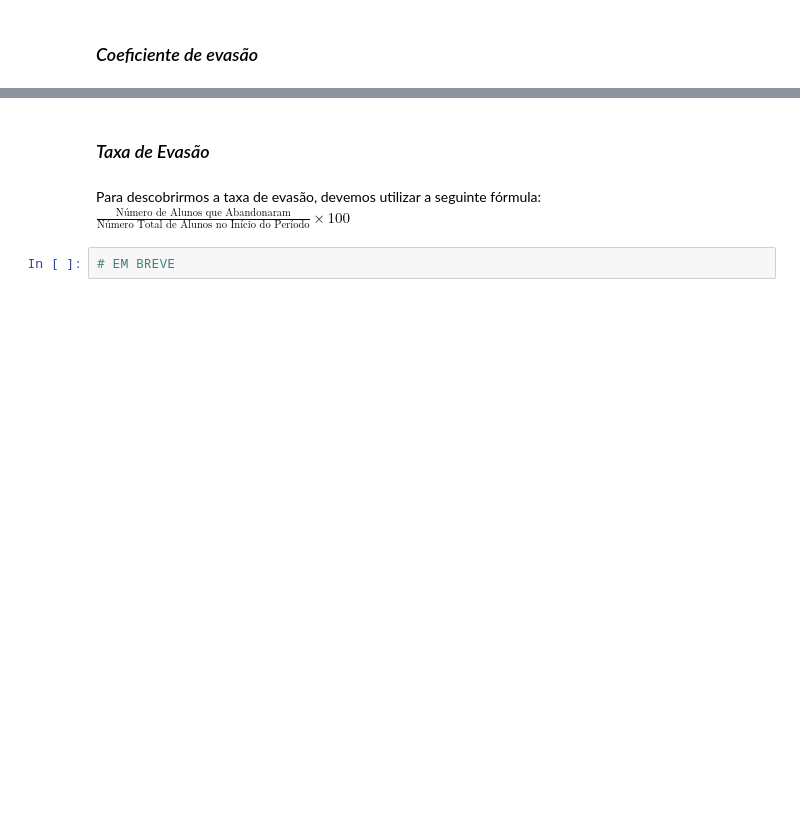
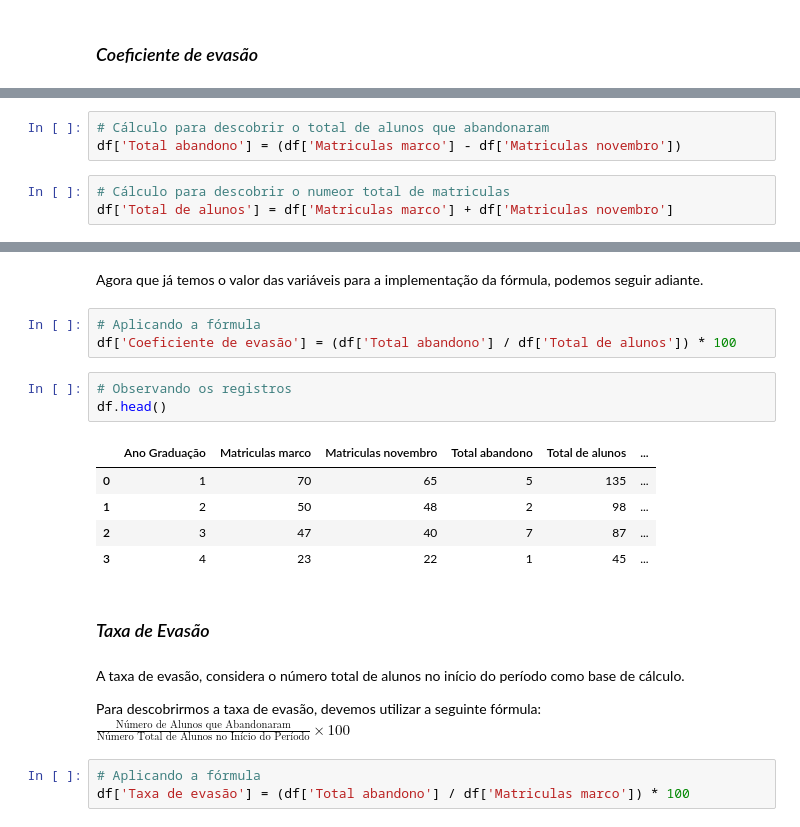
Before and after one commit to JosenildoJunior/StatPyDataScience, a Jupyter notebook: Dados_Absolutos_e_Relativos.ipynb, the cells around one changed output, grey strips where cells are left out. Saved outputs shown, nothing was run; the diff lists cells and outputs as text; blank space fills up the shorter version.

```diff
--- a/Dados_Absolutos_e_Relativos.ipynb
+++ b/Dados_Absolutos_e_Relativos.ipynb
@@ -251,0 +266,6 @@ Para descobrirmos o coeficiente de evasão, devemos utilizar a seguinte fórmula
+# %%
+# Cálculo para descobrir o total de alunos que abandonaram
+df['Total abandono'] = (df['Matriculas marco'] - df['Matriculas novembro'])
+# %%
+# Cálculo para descobrir o numeor total de matriculas
+df['Total de alunos'] = df['Matriculas marco'] + df['Matriculas novembro']
@@ -252,6 +281,23 @@ Para descobrirmos o coeficiente de evasão, devemos utilizar a seguinte fórmula
+# %% [markdown]
+Agora que já temos o valor das variáveis para a implementação da fórmula, podemos seguir adiante.
+# %%
+# Aplicando a fórmula
+df['Coeficiente de evasão'] = (df['Total abandono'] / df['Total de alunos']) * 100
+# %%
+# Observando os registros
+df.head()
+# %% [output]
+|  | Ano Graduação | Matriculas marco | Matriculas novembro | Total abandono | Total de alunos | ... |
+| 0 | 1 | 70 | 65 | 5 | 135 | ... |
+| 1 | 2 | 50 | 48 | 2 | 98 | ... |
+| 2 | 3 | 47 | 40 | 7 | 87 | ... |
+| 3 | 4 | 23 | 22 | 1 | 45 | ... |
 # %% [markdown]
 ### *Taxa de Evasão*
 # %% [markdown]
+A taxa de evasão, considera o número total de alunos no início do período como base de cálculo.
+
 Para descobrirmos a taxa de evasão, devemos utilizar a seguinte fórmula: $ \frac{\text{Número de Alunos que Abandonaram}}{\text{Número Total de Alunos no Início do Período}} \times 100 $
-# %%
-# EM BREVE
+# %%
+# Aplicando a fórmula
+df['Taxa de evasão'] = (df['Total abandono'] / df['Matriculas marco']) * 100
```
Also changed, not shown: parts of 16 cells of this notebook.
